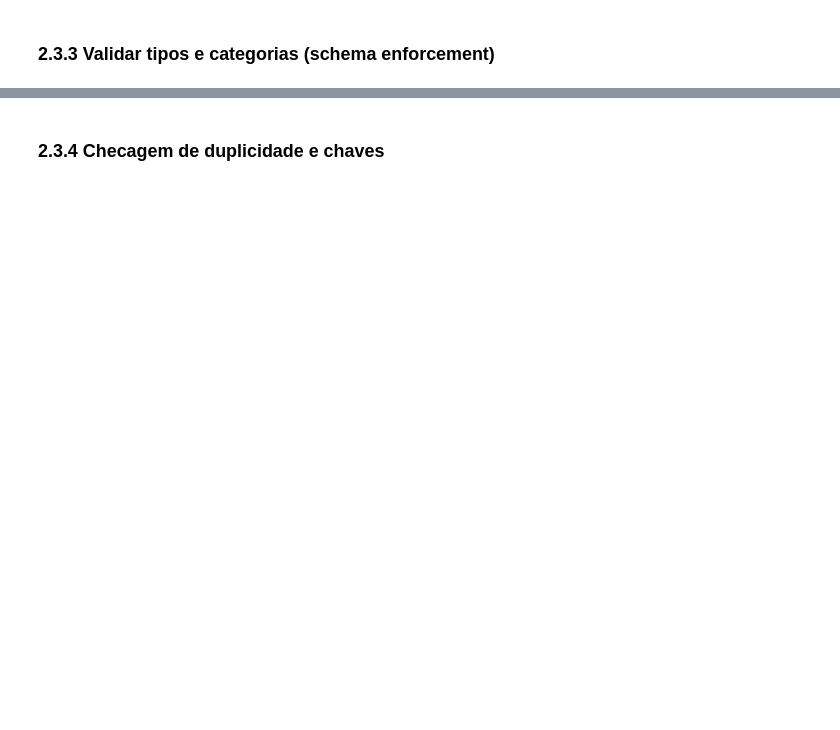
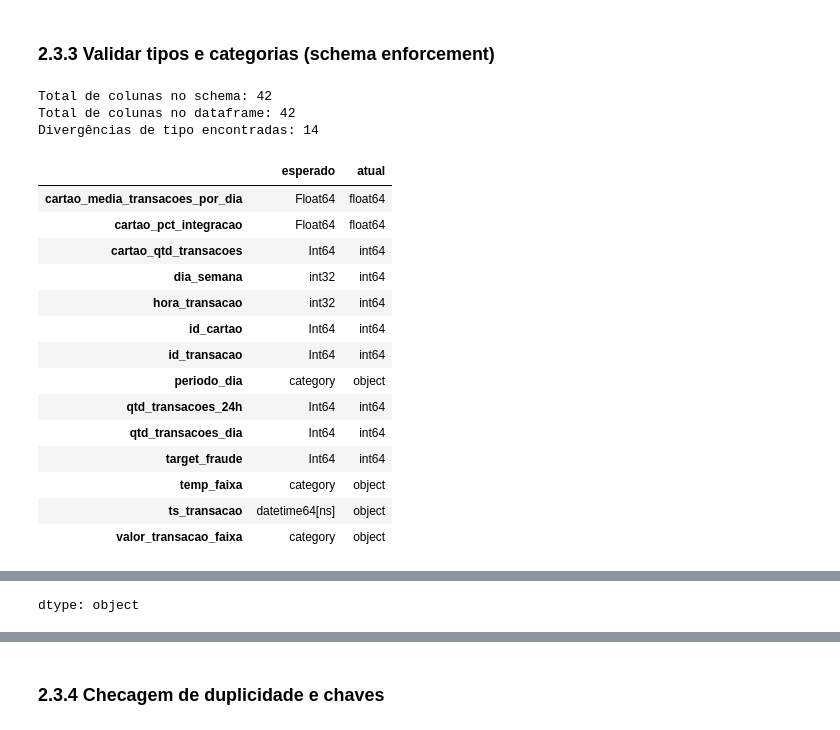
Before and after one commit to lpdata/fraude_bilhetagem, a Jupyter notebook: notebooks/03_modelagem.ipynb, the cells around one changed output, grey strips where cells are left out. Saved outputs shown, nothing was run; the diff lists cells and outputs as text; code cells hidden in the pictures; blank space fills up the shorter version.

```diff
--- a/notebooks/03_modelagem.ipynb
+++ b/notebooks/03_modelagem.ipynb
@@ -72,2 +266,75 @@ Essa combinação de modelos garante uma comparação justa entre abordagens lin
 # %% [markdown]
 ### 2.3.3 Validar tipos e categorias (schema enforcement)
+# %%
+import json
+
+# carregar schema oficial exportado
+with open(SCHEMA_PATH, "r", encoding="utf-8") as f:
+    schema = json.load(f)
+
+expected_dtypes = schema["colunas"]
+
+# mapa auxiliar: pandas dtype -> string padronizada
+def normalize_dtype(dtype) -> str:
+    return str(dtype)
+
+# comparar tipos atuais vs esperados
+type_mismatches = {}
+for col, expected_type in expected_dtypes.items():
+    if col not in df.columns:
+        continue
+    current_type = normalize_dtype(df[col].dtype)
+    if current_type != expected_type:
+        type_mismatches[col] = {"esperado": expected_type, "atual": current_type}
+
+print("Total de colunas no schema:", len(expected_dtypes))
+print("Total de colunas no dataframe:", df.shape[1])
+print("Divergências de tipo encontradas:", len(type_mismatches))
+
+if type_mismatches:
+    display(pd.DataFrame(type_mismatches).T.sort_index())
+else:
+    print("OK — tipos compatíveis com o schema exportado.")
+
+# checagem específica para categorias
+expected_category_cols = [c for c, t in expected_dtypes.items() if t == "category"]
+current_category_cols = [c for c in expected_category_cols if str(df[c].dtype) == "category"]
+
+print("\nColunas esperadas como category:", expected_category_cols)
+print("Colunas atualmente como category:", current_category_cols)
+
+missing_category_cast = [c for c in expected_category_cols if str(df[c].dtype) != "category"]
+
+if missing_category_cast:
+    print("\nAtenção — colunas esperadas como category que não estão como category (pandas pode ter convertido ao ler CSV):")
+    print(missing_category_cast)
+
+    # aplicar cast defensivo
+    for c in missing_category_cast:
+        df[c] = df[c].astype("category")
+
+    print("\nCast aplicado. Tipos atualizados para category nas colunas acima.")
+else:
+    print("\nOK — colunas categóricas já estão no tipo category.")
+
+print("\nCheckpoint — dtypes atuais (amostra):")
+display(df.dtypes.head(15))
+# %% [output]
+Total de colunas no schema: 42
+Total de colunas no dataframe: 42
+Divergências de tipo encontradas: 14
+|  | esperado | atual |
+| cartao_media_transacoes_por_dia | Float64 | float64 |
+| cartao_pct_integracao | Float64 | float64 |
+| cartao_qtd_transacoes | Int64 | int64 |
+| dia_semana | int32 | int64 |
+| hora_transacao | int32 | int64 |
+| id_cartao | Int64 | int64 |
+| id_transacao | Int64 | int64 |
+| periodo_dia | category | object |
+| qtd_transacoes_24h | Int64 | int64 |
+| qtd_transacoes_dia | Int64 | int64 |
+| target_fraude | Int64 | int64 |
+| temp_faixa | category | object |
+| ts_transacao | datetime64[ns] | object |
+| valor_transacao_faixa | category | object |
@@ -73,0 +366 @@ Essa combinação de modelos garante uma comparação justa entre abordagens lin
+dtype: object
```
Also changed, not shown: parts of 21 cells of this notebook.
